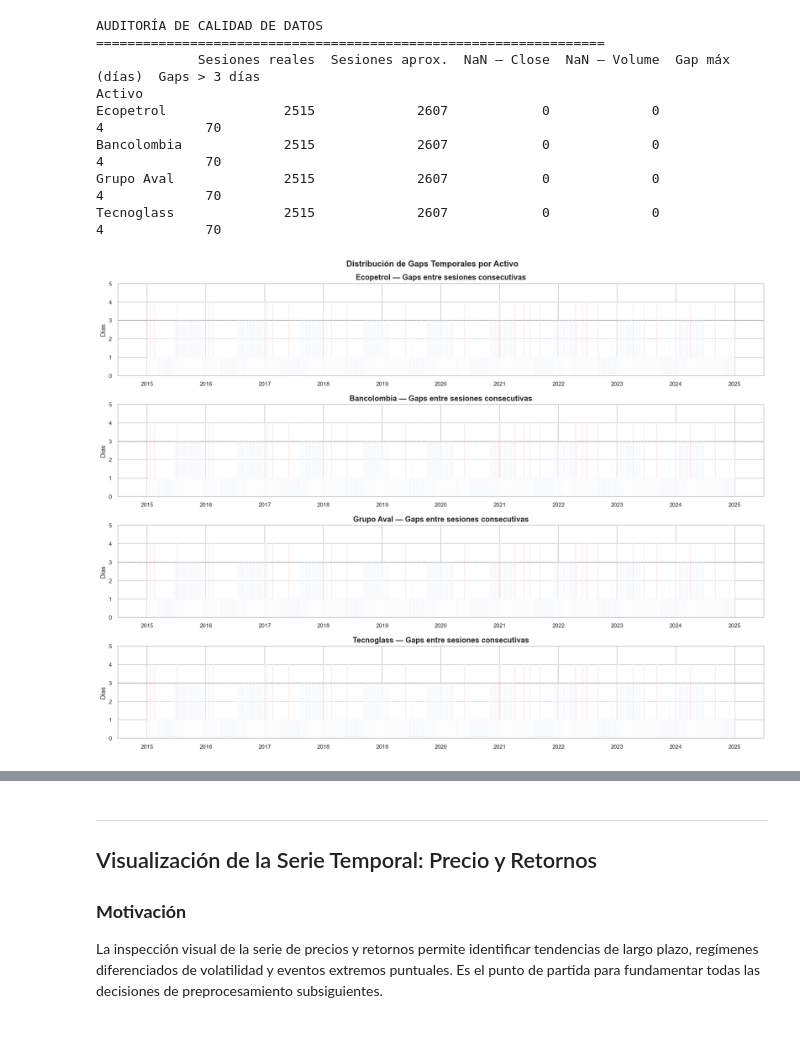
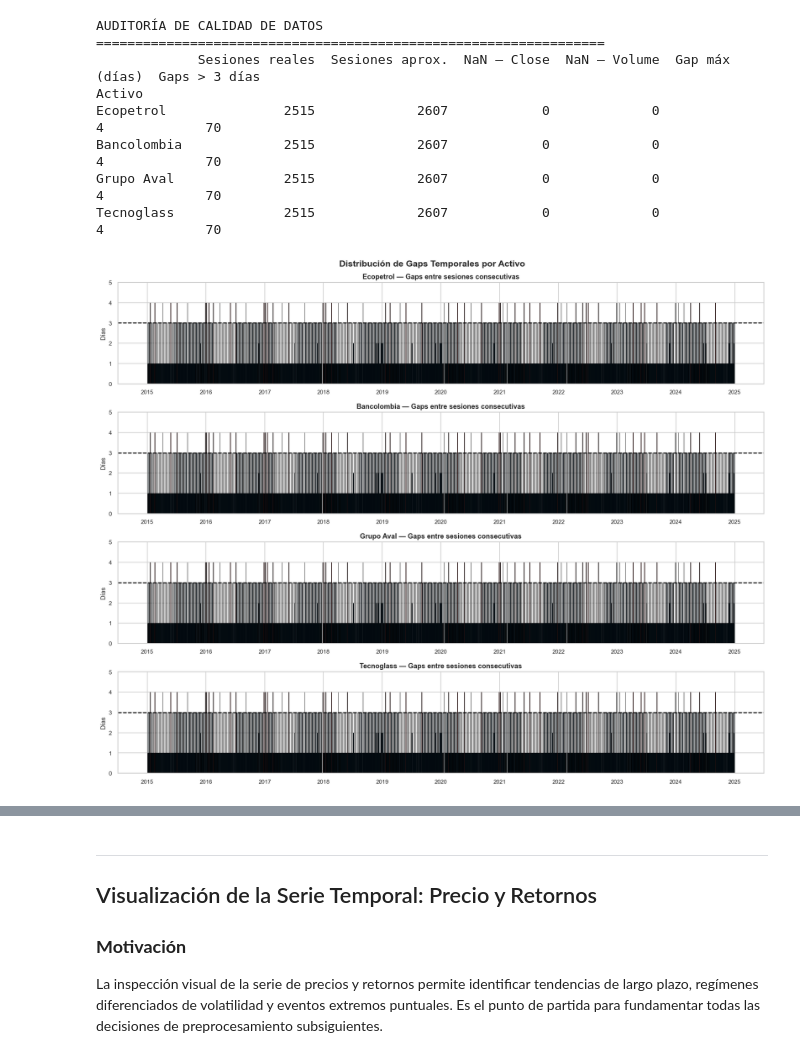
Before and after one commit to MariFraRi/anomaly-detection-colombian-stocks-autoencoder, a Jupyter notebook: notebooks/Notebook_01_EDA_Series_Tiempo.ipynb, the cells around one changed output, grey strips where cells are left out. Drawn from its saved outputs; the diff is of its cells as text; code cells hidden in the pictures.

```diff
--- a/notebooks/Notebook_01_EDA_Series_Tiempo.ipynb
+++ b/notebooks/Notebook_01_EDA_Series_Tiempo.ipynb
@@ -177,30 +251,45 @@ Bancolombia             2515             2607            0             0
 Grupo Aval              2515             2607            0             0               4             70
 Tecnoglass              2515             2607            0             0               4             70
 # %%
-# ── Visualización de gaps temporales ─────────────────────────────────────────
-fig, axes = plt.subplots(len(TICKERS), 1, figsize=(15, 2.8 * len(TICKERS)),
+# ── Visualización de gaps temporales (MEJORADO) ──────────────────────────────
+fig, axes = plt.subplots(len(TICKERS), 1, figsize=(15, 3 * len(TICKERS)),
                          sharex=False)
 
 for i, ticker in enumerate(TICKERS):
-    d    = dfs[ticker]
+    d = dfs[ticker]
     gaps = d.index.to_series().diff().dt.days.fillna(1)
 
-    # Marcar días con gap > 3 en rojo
-    colors_bar = ['#d62728' if g > 3 else '#aec7e8' for g in gaps]
-    axes[i].bar(d.index, gaps, width=1, color=colors_bar, alpha=0.8)
-    axes[i].axhline(3, color='black', linewidth=0.7, linestyle='--', alpha=0.5)
+    # Colores más fuertes
+    colors_bar = ['#ff0000' if g > 3 else '#1f77b4' for g in gaps]  # rojo fuerte / azul fuerte
+
+    # Barras más visibles
+    axes[i].bar(d.index, gaps,
+                width=1.5,              # más gruesas
+                color=colors_bar,
+                edgecolor='black',      # borde negro
+                linewidth=0.5,
+                alpha=1.0)              # sin transparencia
+
+    # Línea de umbral más fuerte
+    axes[i].axhline(3,
+                    color='black',
+                    linewidth=1.5,
+                    linestyle='--')
+
     axes[i].set_title(f'{NAMES[ticker]} — Gaps entre sesiones consecutivas',
-                      fontweight='bold')
+                      fontweight='bold', fontsize=11)
+
     axes[i].set_ylabel('Días')
     axes[i].set_ylim(0, gaps.max() + 1)
 
 plt.suptitle('Distribución de Gaps Temporales por Activo',
-             fontsize=13, fontweight='bold')
+             fontsize=14, fontweight='bold')
+
 plt.tight_layout()
-plt.savefig('fig_gaps_temporales.png', dpi=120, bbox_inches='tight')
+plt.savefig('fig_gaps_temporales.png', dpi=150, bbox_inches='tight')
 plt.show()
 # %% [output]
-[figure, old version]
+[figure, new version]
 # %% [markdown]
 ### **Interpretación técnica**
 Los gaps superiores a 3 días corresponden en su totalidad a feriados de mercado
```
Also changed, not shown: parts of 25 cells of this notebook, 10 other files.
